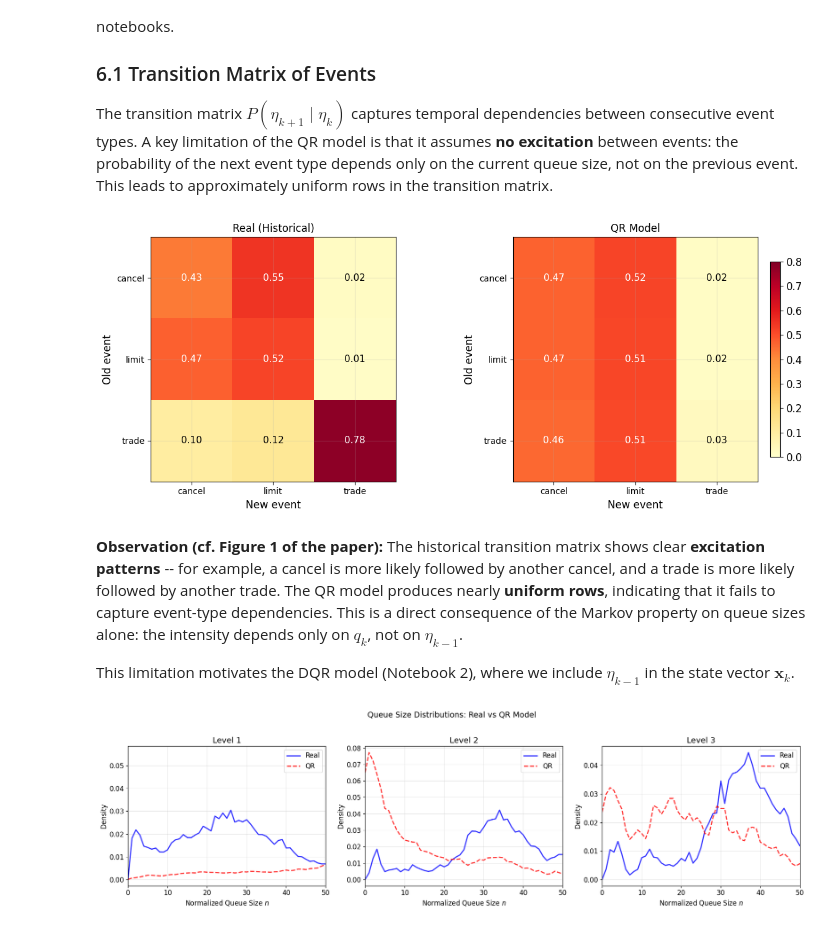
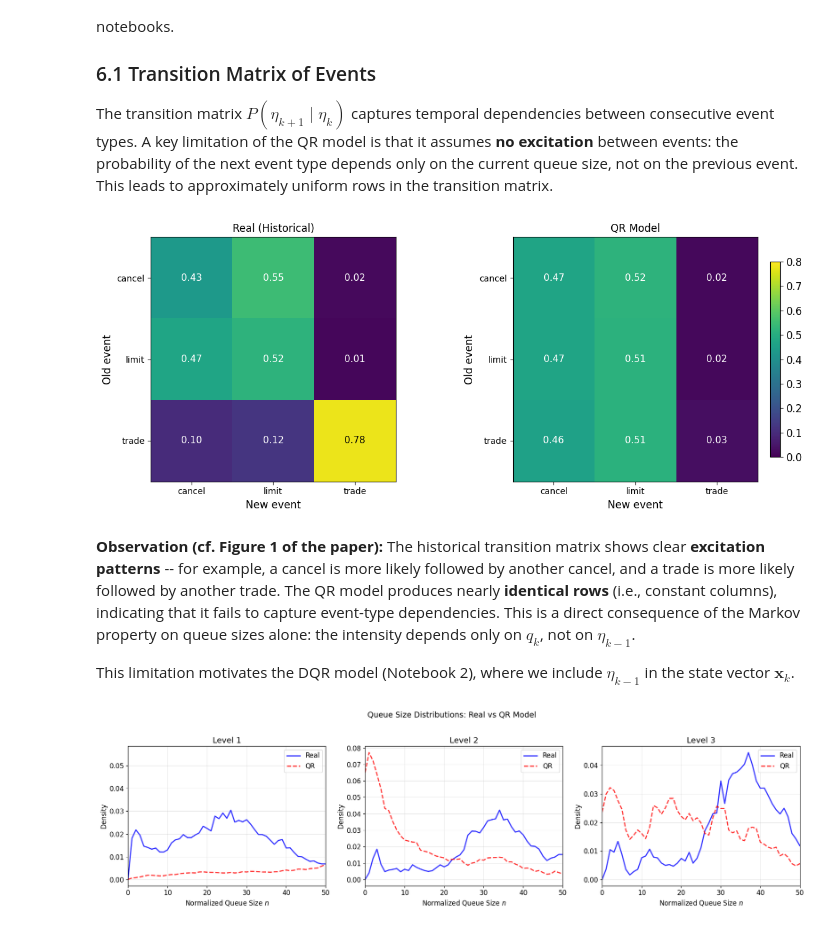
Before and after one commit to archer-paul/DeepQR-Microstructure, a Jupyter notebook: 01_data_and_qr_model.ipynb, the cells around one changed output. Saved outputs shown, nothing was run; the diff lists cells and outputs as text; code cells hidden in the pictures.

```diff
--- a/01_data_and_qr_model.ipynb
+++ b/01_data_and_qr_model.ipynb
@@ -1020,42 +1086,45 @@ def plot_transition_matrices(matrices, titles, labels=['cancel', 'limit', 'trade
         axes = [axes]
 
     for ax, mat, title in zip(axes, matrices, titles):
-        im = ax.imshow(mat, cmap='YlOrRd', vmin=0, vmax=0.8, aspect='equal')
+        im = ax.imshow(mat, cmap='viridis', vmin=0, vmax=0.8, aspect='equal')
+
         ax.set_xticks(range(len(labels)))
         ax.set_xticklabels(labels, fontsize=10)
         ax.set_yticks(range(len(labels)))
         ax.set_yticklabels(labels, fontsize=10)
         ax.set_xlabel("New event")
         ax.set_ylabel("Old event")
         ax.set_title(title, fontsize=12)
+        ax.grid(False)
 
         for i in range(len(labels)):
             for j in range(len(labels)):
+                text_color = 'black' if mat[i,j] > 0.55 else 'white'
                 ax.text(j, i, f"{mat[i,j]:.2f}", ha='center', va='center',
-                       fontsize=11, color='white' if mat[i,j] > 0.4 else 'black')
+                       fontsize=11, color=text_color)
 
     fig.colorbar(im, ax=axes[-1], shrink=0.8, fraction=0.046, pad=0.04)
 
     plt.tight_layout()
     plt.show()
 
 # Historical transition matrix (best bid/ask level)
 hist_events_best = df_clean[df_clean['level'] == 1]['event_type'].values
 P_hist = compute_transition_matrix(hist_events_best, labels=['C', 'L', 'M'])
 
 # QR simulation
 sim_events = sim_df['event_type'].values
 P_qr = compute_transition_matrix(sim_events, labels=['C', 'L', 'M'])
 
 plot_transition_matrices(
     [P_hist, P_qr],
     ['Real (Historical)', 'QR Model'],
     labels=['cancel', 'limit', 'trade']
 )
 # %% [output]
-[figure, old version]
+[figure, new version]
 # %% [markdown]
-**Observation (cf. Figure 1 of the paper):** The historical transition matrix shows clear **excitation patterns** -- for example, a cancel is more likely followed by another cancel, and a trade is more likely followed by another trade. The QR model produces nearly **uniform rows**, indicating that it fails to capture event-type dependencies. This is a direct consequence of the Markov property on queue sizes alone: the intensity depends only on $q_k$, not on $\eta_{k-1}$.
+**Observation (cf. Figure 1 of the paper):** The historical transition matrix shows clear **excitation patterns** -- for example, a cancel is more likely followed by another cancel, and a trade is more likely followed by another trade. The QR model produces nearly **identical rows** (i.e., constant columns), indicating that it fails to capture event-type dependencies. This is a direct consequence of the Markov property on queue sizes alone: the intensity depends only on $q_k$, not on $\eta_{k-1}$.
 
 This limitation motivates the DQR model (Notebook 2), where we include $\eta_{k-1}$ in the state vector $\mathbf{x}_k$.
 # %%
```
Also changed, not shown: parts of 7 cells of this notebook.
